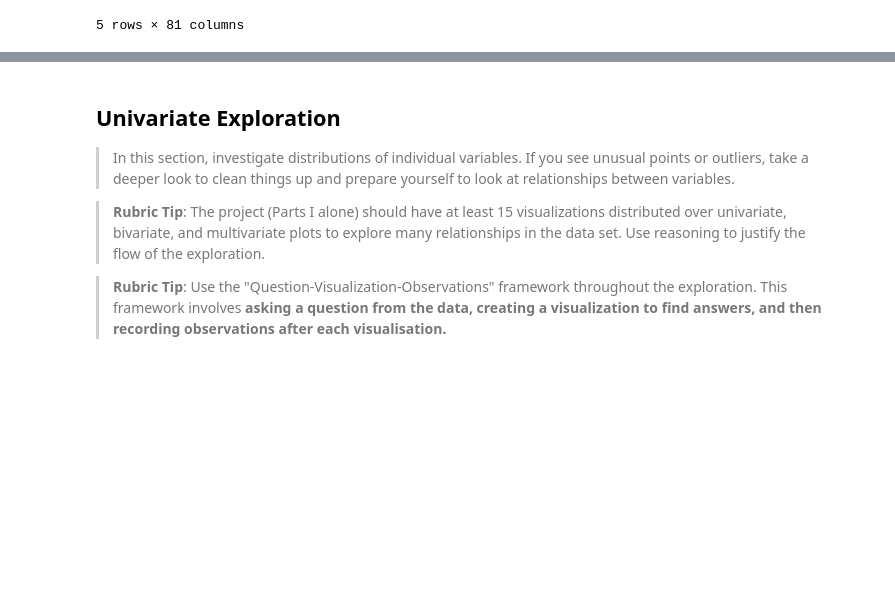
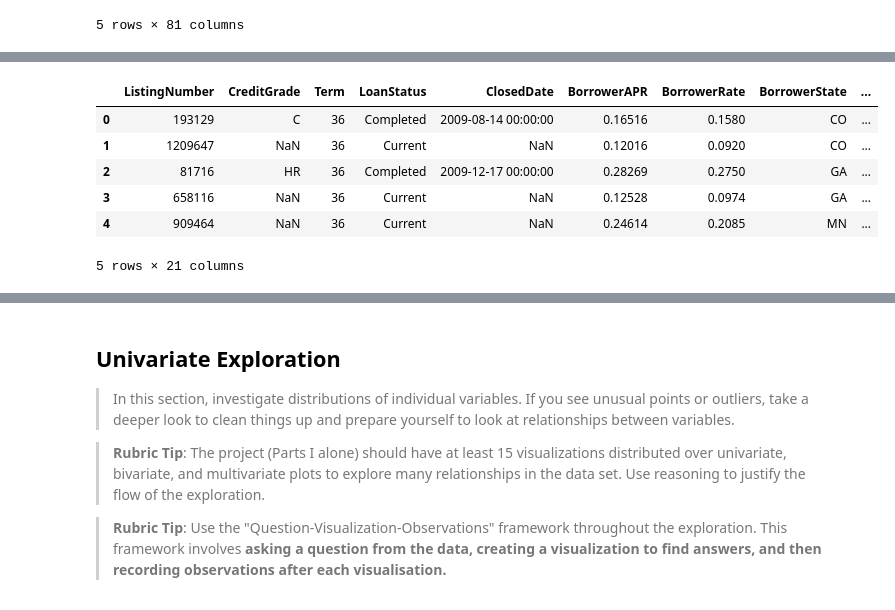
Before and after one commit to samwata/prosper_loan_data_analysis, a Jupyter notebook: Part_I_exploration_template.ipynb, the cells around one changed output, grey strips where cells are left out. Cells and saved outputs as stored; diff of their text form; code cells hidden in the pictures; blank space fills up the shorter version.

```diff
--- a/Part_I_exploration_template.ipynb
+++ b/Part_I_exploration_template.ipynb
@@ -53,0 +111,16 @@ loan_df.shape
+# %%
+columns_sub = ['ListingNumber', 'CreditGrade', 'Term', 'LoanStatus', 'ClosedDate', 'BorrowerAPR',
+               'BorrowerRate', 'BorrowerState', 'Occupation', 'EmploymentStatus', 'InvestmentFromFriendsCount',
+               'InvestmentFromFriendsAmount', 'LoanOriginalAmount', 'ProsperRating (Alpha)','IncomeRange',
+               'StatedMonthlyIncome', 'LoanCurrentDaysDelinquent', 'LoanOriginalAmount', 'LoanOriginationDate',
+               'MonthlyLoanPayment', 'Investors' ]
+loan_df = df[columns_sub]
+loan_df.head()
+# %% [output]
+|  | ListingNumber | CreditGrade | Term | LoanStatus | ClosedDate | BorrowerAPR | BorrowerRate | BorrowerState | ... |
+| 0 | 193129 | C | 36 | Completed | 2009-08-14 00:00:00 | 0.16516 | 0.1580 | CO | ... |
+| 1 | 1209647 | NaN | 36 | Current | NaN | 0.12016 | 0.0920 | CO | ... |
+| 2 | 81716 | HR | 36 | Completed | 2009-12-17 00:00:00 | 0.28269 | 0.2750 | GA | ... |
+| 3 | 658116 | NaN | 36 | Current | NaN | 0.12528 | 0.0974 | GA | ... |
+| 4 | 909464 | NaN | 36 | Current | NaN | 0.24614 | 0.2085 | MN | ... |
+5 rows × 21 columns
```
Also changed, not shown: parts of 24 cells of this notebook.
